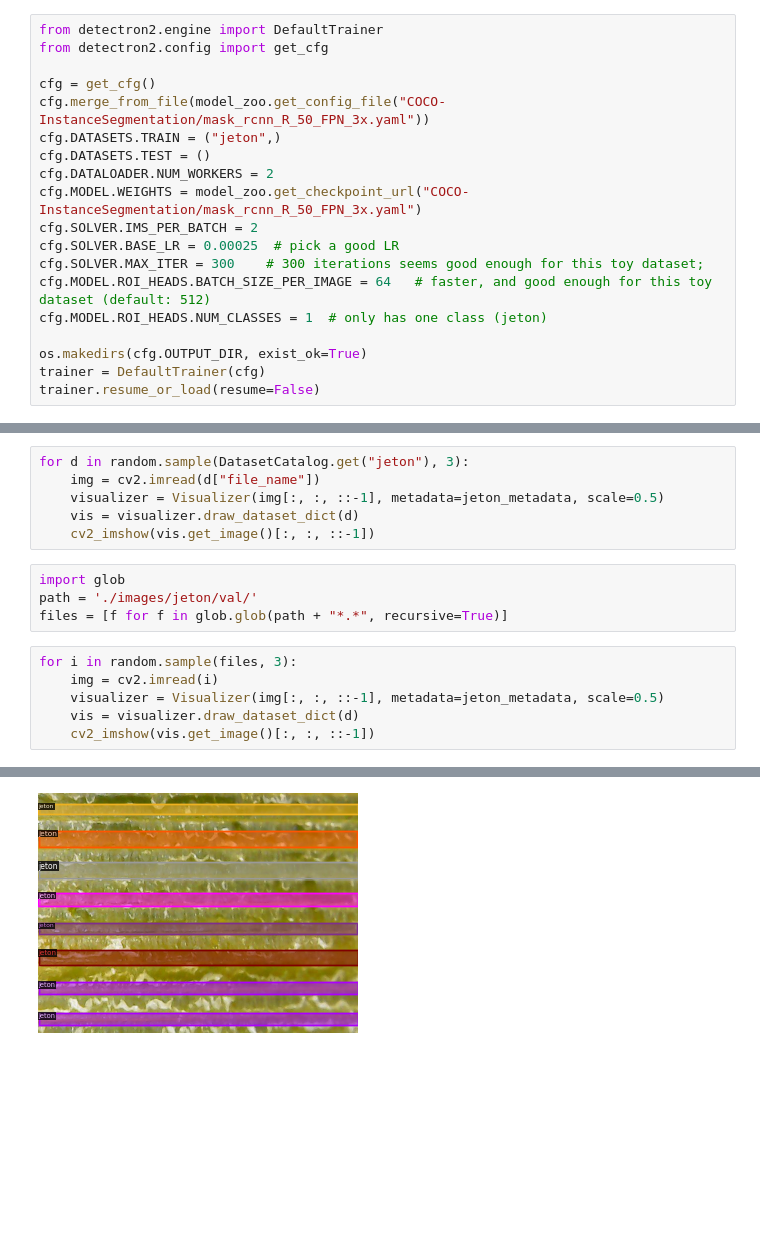
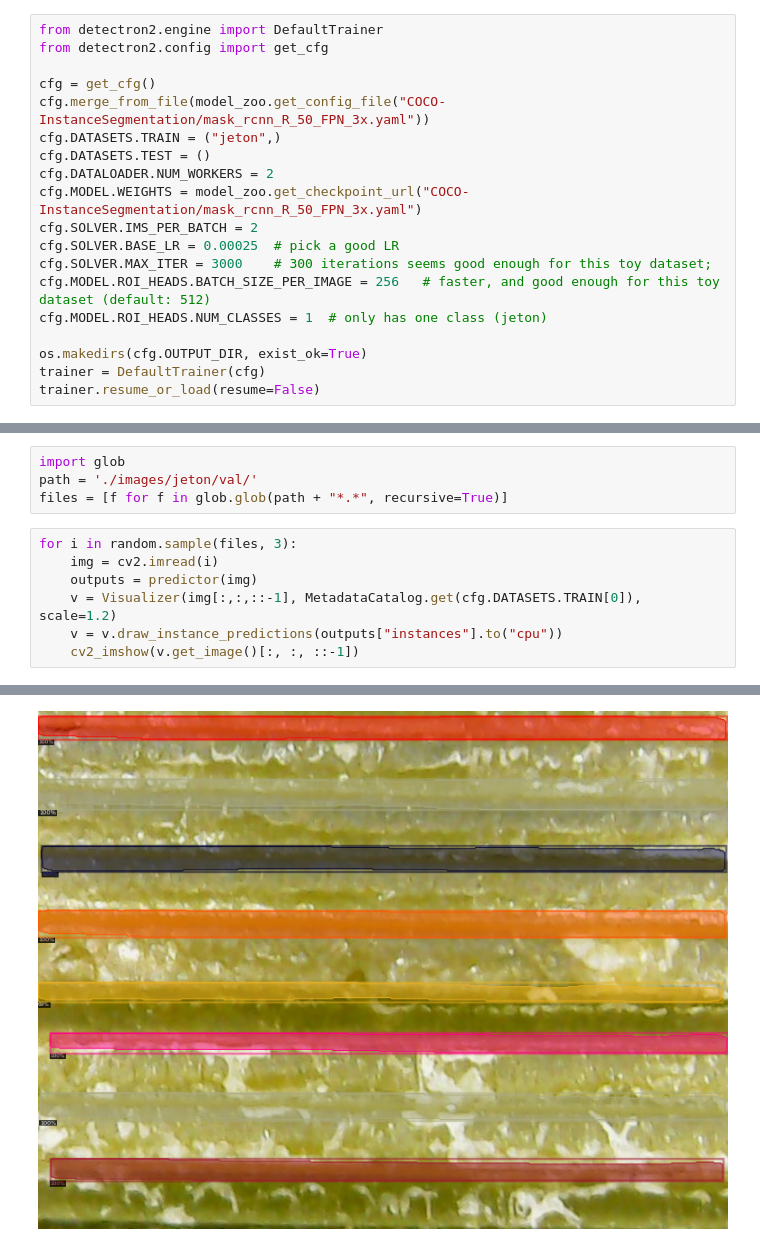
Before and after one commit to Roboticia/detectron2, a Jupyter notebook: tutorial_ext/train_coco_annotator.ipynb, the cells around one changed output, grey strips where cells are left out. Saved outputs shown, nothing was run; the diff lists cells and outputs as text; blank space fills up the shorter version.

```diff
--- a/tutorial_ext/train_coco_annotator.ipynb
+++ b/tutorial_ext/train_coco_annotator.ipynb
@@ -83,8 +83,8 @@ cfg.DATALOADER.NUM_WORKERS = 2
 cfg.MODEL.WEIGHTS = model_zoo.get_checkpoint_url("COCO-InstanceSegmentation/mask_rcnn_R_50_FPN_3x.yaml")
 cfg.SOLVER.IMS_PER_BATCH = 2
 cfg.SOLVER.BASE_LR = 0.00025  # pick a good LR
-cfg.SOLVER.MAX_ITER = 300    # 300 iterations seems good enough for this toy dataset;
-cfg.MODEL.ROI_HEADS.BATCH_SIZE_PER_IMAGE = 64   # faster, and good enough for this toy dataset (default: 512)
+cfg.SOLVER.MAX_ITER = 3000    # 300 iterations seems good enough for this toy dataset;
+cfg.MODEL.ROI_HEADS.BATCH_SIZE_PER_IMAGE = 256   # faster, and good enough for this toy dataset (default: 512)
 cfg.MODEL.ROI_HEADS.NUM_CLASSES = 1  # only has one class (jeton)
 
 os.makedirs(cfg.OUTPUT_DIR, exist_ok=True)
@@ -144,12 +145,6 @@ cfg.MODEL.WEIGHTS = os.path.join(cfg.OUTPUT_DIR, "model_final.pth")
 cfg.MODEL.ROI_HEADS.SCORE_THRESH_TEST = 0.5   # set the testing threshold for this model
 cfg.DATASETS.TEST = ("jeton_val", )
 predictor = DefaultPredictor(cfg)
-# %%
-for d in random.sample(DatasetCatalog.get("jeton"), 3):
-    img = cv2.imread(d["file_name"])
-    visualizer = Visualizer(img[:, :, ::-1], metadata=jeton_metadata, scale=0.5)
-    vis = visualizer.draw_dataset_dict(d)
-    cv2_imshow(vis.get_image()[:, :, ::-1])
 # %%
 import glob
 path = './images/jeton/val/'
@@ -157,7 +152,8 @@ files = [f for f in glob.glob(path + "*.*", recursive=True)]
 # %%
 for i in random.sample(files, 3):
     img = cv2.imread(i)
-    visualizer = Visualizer(img[:, :, ::-1], metadata=jeton_metadata, scale=0.5)
-    vis = visualizer.draw_dataset_dict(d)
-    cv2_imshow(vis.get_image()[:, :, ::-1])
+    outputs = predictor(img)
+    v = Visualizer(img[:,:,::-1], MetadataCatalog.get(cfg.DATASETS.TRAIN[0]), scale=1.2)
+    v = v.draw_instance_predictions(outputs["instances"].to("cpu"))
+    cv2_imshow(v.get_image()[:, :, ::-1])
 # %% [output]
@@ -166,3 +162,3 @@ for i in random.sample(files, 3):
-[figure, old version]
+[figure, new version]
 # %%
 %load_ext tensorboard
```
Also changed, not shown: parts of 8 cells of this notebook.
